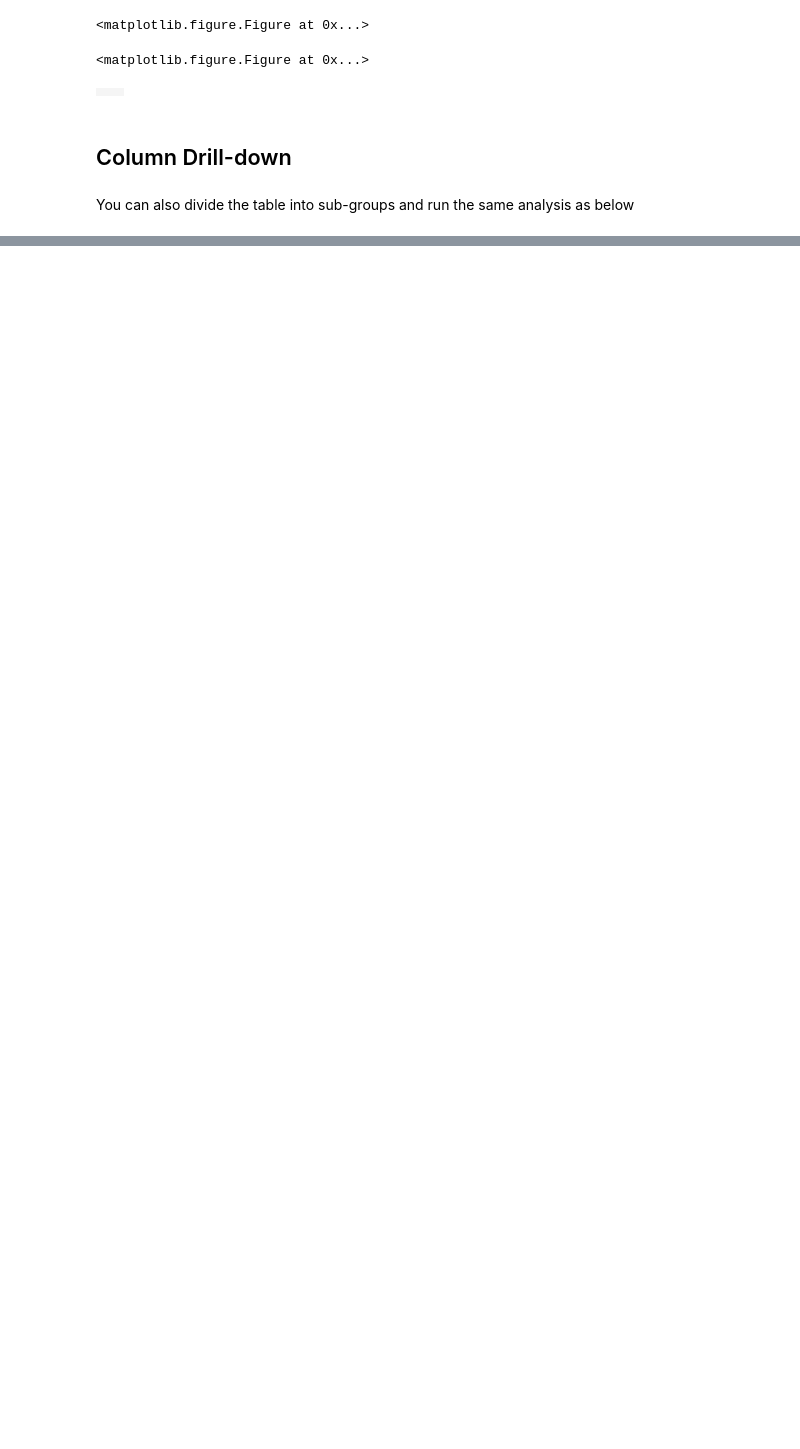
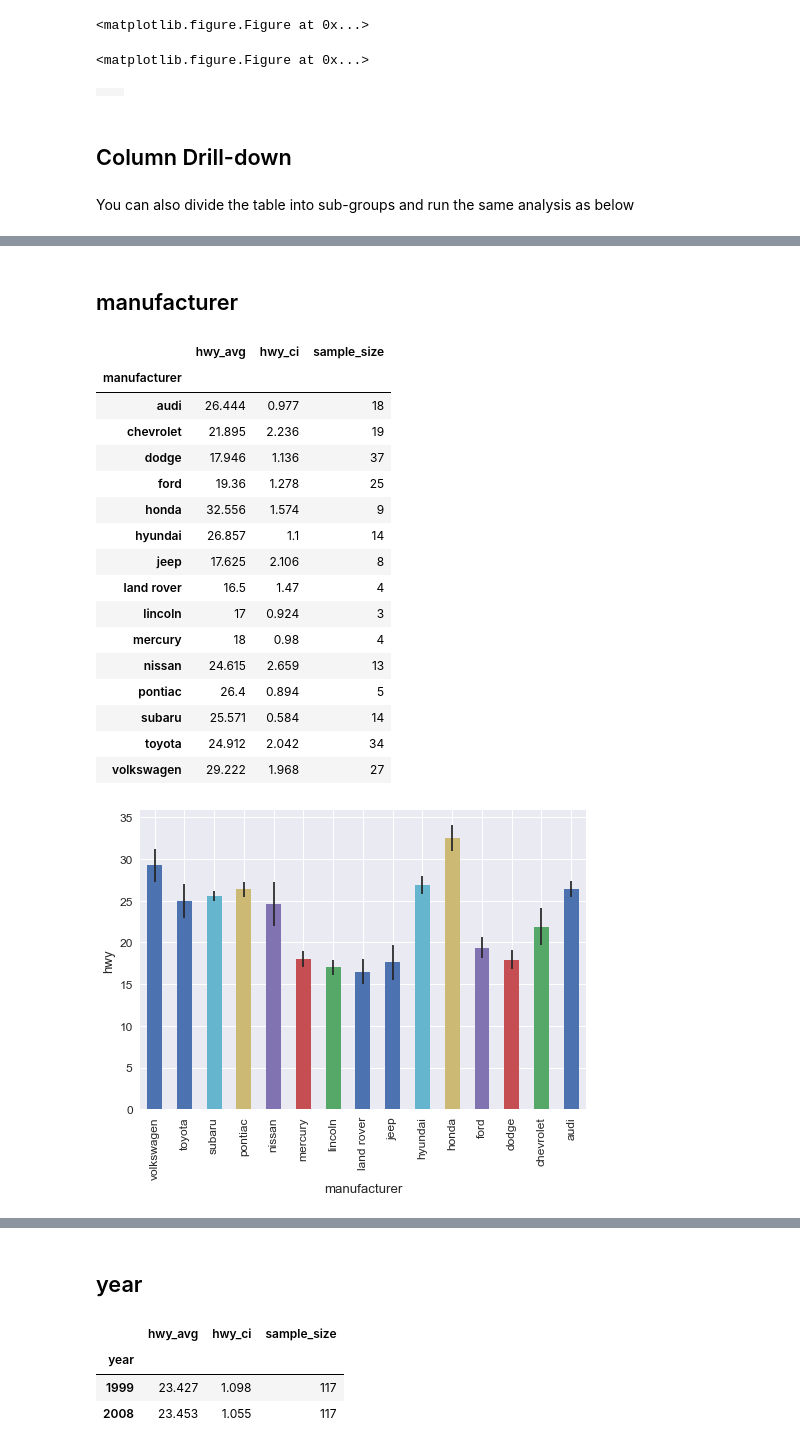
Before and after one commit to jykim/eda_utils, a Jupyter notebook: notebooks/mpg_example.ipynb, the cells around one changed output, grey strips where cells are left out. Saved outputs shown, nothing was run; the diff lists cells and outputs as text; code cells hidden in the pictures; blank space fills up the shorter version.

```diff
--- a/notebooks/mpg_example.ipynb
+++ b/notebooks/mpg_example.ipynb
@@ -147,0 +150,25 @@ eb.pivot_ui()
+# %%
+for f in FACETS:
+    eda.title(f, 2)
+    ea = eda.AggTable(mpg, f, METRICS, do_agg=True)
+    ea.plot()
+# %% [output]
+manufacturer
+|  | hwy_avg | hwy_ci | sample_size |
+| manufacturer |  |  |  |
+| audi | 26.444 | 0.977 | 18 |
+| chevrolet | 21.895 | 2.236 | 19 |
+| dodge | 17.946 | 1.136 | 37 |
+| ford | 19.36 | 1.278 | 25 |
+| honda | 32.556 | 1.574 | 9 |
+| hyundai | 26.857 | 1.1 | 14 |
+| jeep | 17.625 | 2.106 | 8 |
+| land rover | 16.5 | 1.47 | 4 |
+| lincoln | 17 | 0.924 | 3 |
+| mercury | 18 | 0.98 | 4 |
+| nissan | 24.615 | 2.659 | 13 |
+| pontiac | 26.4 | 0.894 | 5 |
+| subaru | 25.571 | 0.584 | 14 |
+| toyota | 24.912 | 2.042 | 34 |
+| volkswagen | 29.222 | 1.968 | 27 |
+[figure, added]
@@ -147,0 +193,5 @@ eb.pivot_ui()
+year
+|  | hwy_avg | hwy_ci | sample_size |
+| year |  |  |  |
+| 1999 | 23.427 | 1.098 | 117 |
+| 2008 | 23.453 | 1.055 | 117 |
```
Also changed, not shown: parts of 5 cells of this notebook, 4 other files.
